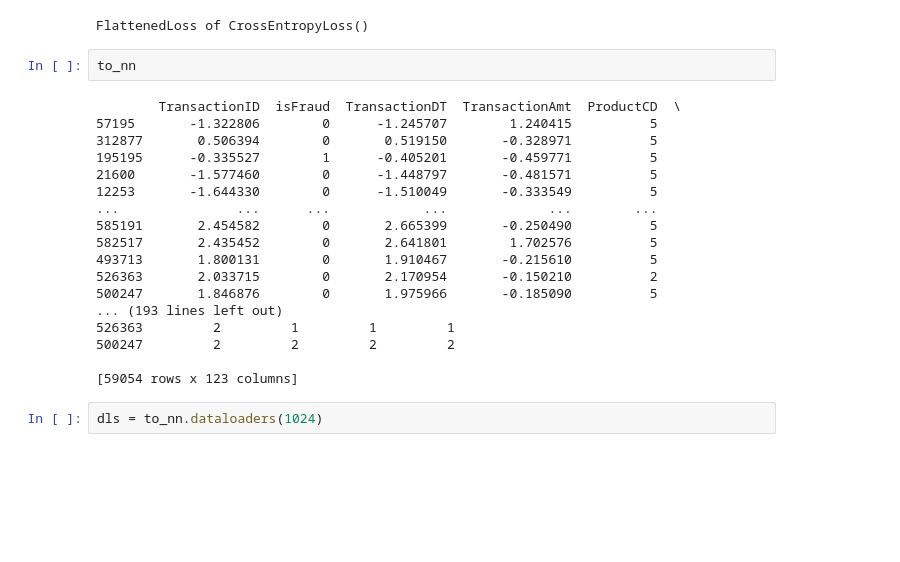
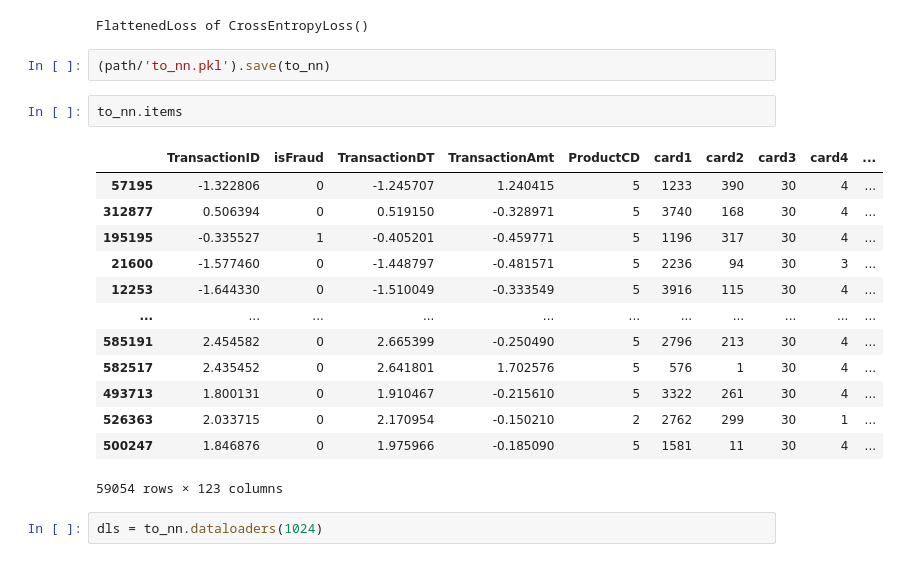
Before and after one commit to BoronII/fraud-detection-pytorch-scikit-fastai, a Jupyter notebook: 04_NN-no-feature-eng.ipynb, the cells around one changed output. Saved outputs shown, nothing was run; the diff lists cells and outputs as text; blank space fills up the shorter version.

```diff
--- a/04_NN-no-feature-eng.ipynb
+++ b/04_NN-no-feature-eng.ipynb
@@ -129,26 +129,24 @@ to_nn = TabularPandas(train_ss, procs_nn, cat, cont,
 to_nn.loss_func
 # %% [output]
 FlattenedLoss of CrossEntropyLoss()
+# %%
+(path/'to_nn.pkl').save(to_nn)
 # %%
-to_nn
+to_nn.items
 # %% [output]
+|  | TransactionID | isFraud | TransactionDT | TransactionAmt | ProductCD | card1 | card2 | card3 | card4 | ... |
+| 57195 | -1.322806 | 0 | -1.245707 | 1.240415 | 5 | 1233 | 390 | 30 | 4 | ... |
+| 312877 | 0.506394 | 0 | 0.519150 | -0.328971 | 5 | 3740 | 168 | 30 | 4 | ... |
+| 195195 | -0.335527 | 1 | -0.405201 | -0.459771 | 5 | 1196 | 317 | 30 | 4 | ... |
+| 21600 | -1.577460 | 0 | -1.448797 | -0.481571 | 5 | 2236 | 94 | 30 | 3 | ... |
+| 12253 | -1.644330 | 0 | -1.510049 | -0.333549 | 5 | 3916 | 115 | 30 | 4 | ... |
+| ... | ... | ... | ... | ... | ... | ... | ... | ... | ... | ... |
+| 585191 | 2.454582 | 0 | 2.665399 | -0.250490 | 5 | 2796 | 213 | 30 | 4 | ... |
+| 582517 | 2.435452 | 0 | 2.641801 | 1.702576 | 5 | 576 | 1 | 30 | 4 | ... |
+| 493713 | 1.800131 | 0 | 1.910467 | -0.215610 | 5 | 3322 | 261 | 30 | 4 | ... |
+| 526363 | 2.033715 | 0 | 2.170954 | -0.150210 | 2 | 2762 | 299 | 30 | 1 | ... |
+| 500247 | 1.846876 | 0 | 1.975966 | -0.185090 | 5 | 1581 | 11 | 30 | 4 | ... |
-        TransactionID  isFraud  TransactionDT  TransactionAmt  ProductCD  \
-57195       -1.322806        0      -1.245707        1.240415          5
-312877       0.506394        0       0.519150       -0.328971          5
-195195      -0.335527        1      -0.405201       -0.459771          5
-21600       -1.577460        0      -1.448797       -0.481571          5
-12253       -1.644330        0      -1.510049       -0.333549          5
-...               ...      ...            ...             ...        ...
-585191       2.454582        0       2.665399       -0.250490          5
-582517       2.435452        0       2.641801        1.702576          5
-493713       1.800131        0       1.910467       -0.215610          5
-526363       2.033715        0       2.170954       -0.150210          2
-500247       1.846876        0       1.975966       -0.185090          5
-... (193 lines left out)
-526363         2         1         1         1
-500247         2         2         2         2
-
-[59054 rows x 123 columns]
+59054 rows × 123 columns
 # %%
 dls = to_nn.dataloaders(1024)
 # %%
```
Also changed, not shown: parts of 2 cells of this notebook, 2 other files.
